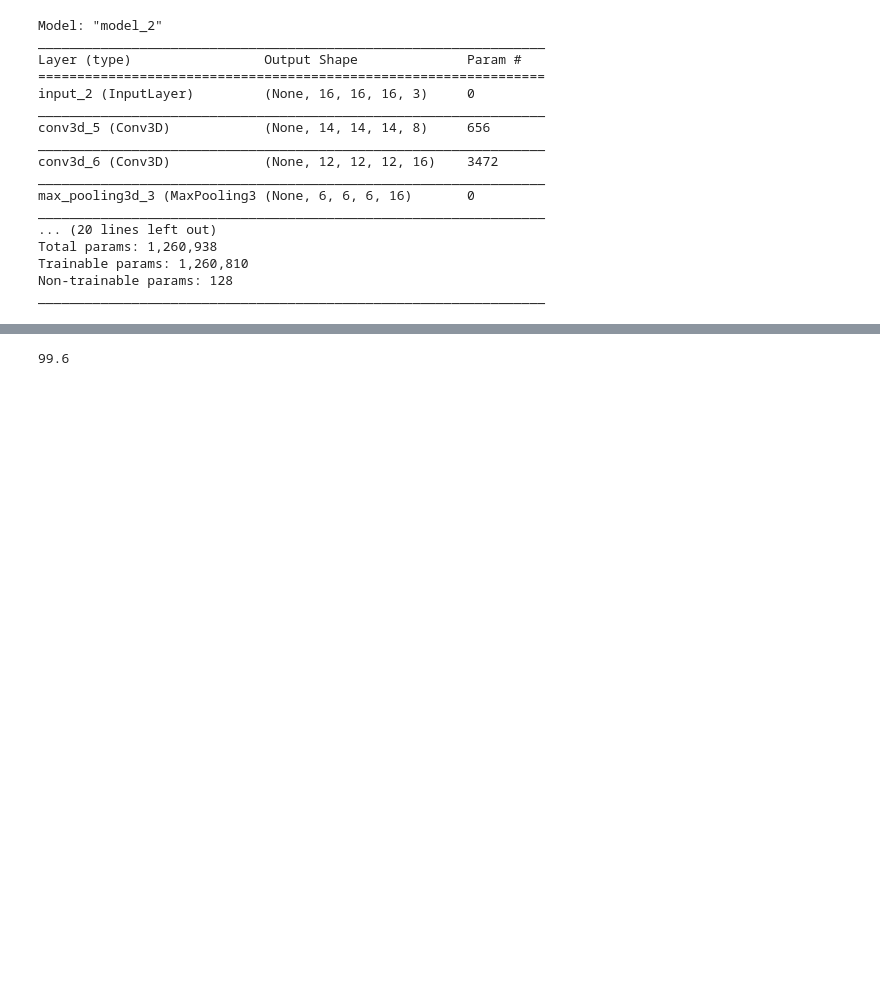
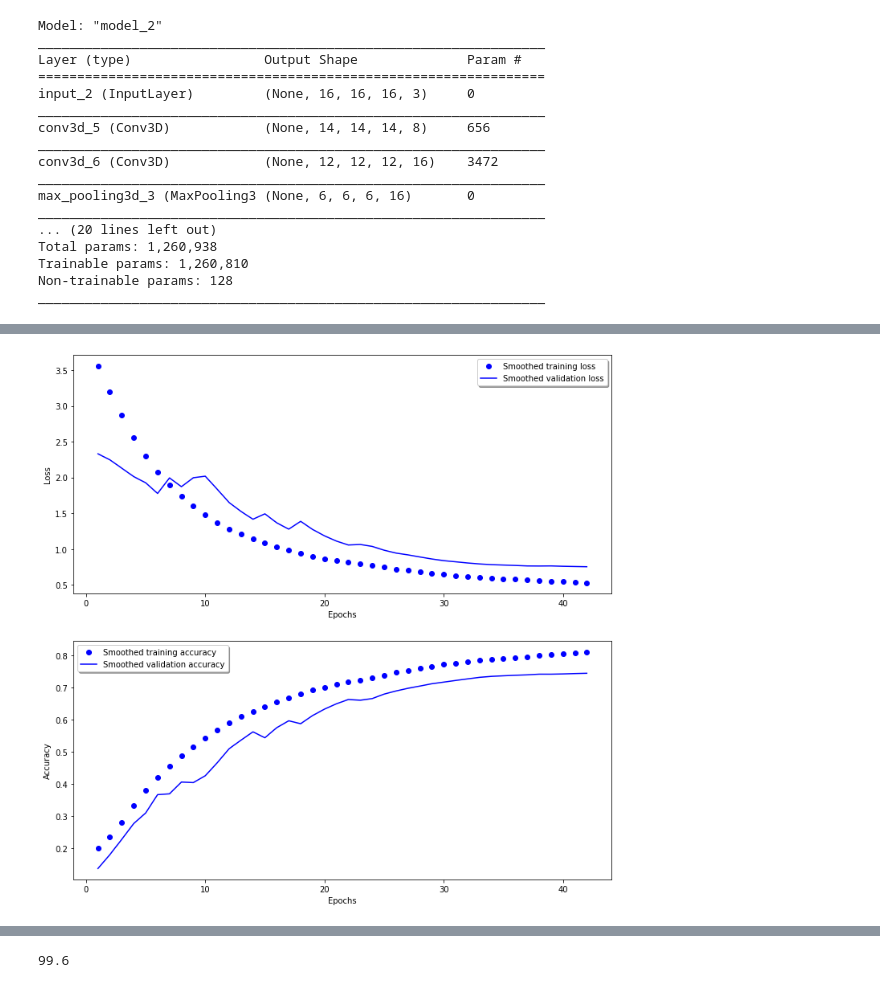
Before and after one commit to YaromirKo/3D_convolutional_neural_network, a Jupyter notebook: gw.ipynb, the cells around one changed output, grey strips where cells are left out. Drawn from its saved outputs; the diff is of its cells as text; code cells hidden in the pictures; blank space fills up the shorter version.

```diff
--- a/gw.ipynb
+++ b/gw.ipynb
@@ -683,15 +682,14 @@ _________________________________________________________________
 input_layer = Input((16, 16, 16, 3))
 
 ## convolutional layers
-conv_layer1 = Conv3D(filters=8, kernel_size=(3, 3, 3), activation='relu', padding='Same')(input_layer)
-conv_layer2 = Conv3D(filters=16, kernel_size=(3, 3, 3), activation='relu', padding='Same')(conv_layer1)
+conv_layer1 = Conv3D(filters=8, kernel_size=(3, 3, 3), activation='relu')(input_layer)
+conv_layer2 = Conv3D(filters=16, kernel_size=(3, 3, 3), activation='relu')(conv_layer1)
 
 ## add max pooling to obtain the most imformatic features
 pooling_layer1 = MaxPool3D(pool_size=(2, 2, 2))(conv_layer2)
 
-conv_layer3 = Conv3D(filters=32, kernel_size=(3, 3, 3), activation='relu', padding='Same')(pooling_layer1)
-conv_layer4 = Conv3D(filters=64, kernel_size=(3, 3, 3), activation='relu', padding='Same')(conv_layer3)
-
+conv_layer3 = Conv3D(filters=32, kernel_size=(3, 3, 3), activation='relu')(pooling_layer1)
+conv_layer4 = Conv3D(filters=64, kernel_size=(3, 3, 3), activation='relu')(conv_layer3)
 pooling_layer2 = MaxPool3D(pool_size=(2, 2, 2))(conv_layer4)
 
 ## perform batch normalization on the convolution outputs before feeding it to MLP architecture
@@ -700,15 +698,15 @@ flatten_layer = Flatten()(pooling_layer2)
 
 ## create an MLP architecture with dense layers : 4096 -> 512 -> 10
 ## add dropouts to avoid overfitting / perform regularization
-dense_layer1 = Dense(units=4096, activation='relu')(flatten_layer)
-dense_layer1 = Dropout(0.5)(dense_layer1)
-dense_layer2 = Dense(units=1024, activation='relu')(dense_layer1)
-dense_layer2 = Dropout(0.5)(dense_layer2)
-output_layer = Dense(units=3, activation='softmax')(dense_layer2)
+dense_layer1 = Dense(units=2048, activation='relu')(flatten_layer)
+dense_layer1 = Dropout(0.4)(dense_layer1)
+dense_layer2 = Dense(units=512, activation='relu')(dense_layer1)
+dense_layer2 = Dropout(0.4)(dense_layer2)
+output_layer = Dense(units=10, activation='softmax')(dense_layer2)
 
 ## define the model with input layer and output layer
 model = Model(inputs=input_layer, outputs=output_layer)
-model.summary()
+model.summary
 # %% [output]
 Model: "model_1"
 _________________________________________________________________
@@ -728,2 +726,14 @@ Trainable params: 21,053,187
 Non-trainable params: 128
 _________________________________________________________________
+# %%
+import tensorflow as tf
+# early_stopping = EarlyStopping(monitor='val_loss', patience=20, verbose=2)
+early_stopping = tf.keras.callbacks.EarlyStopping(monitor='val_loss', mode='min', patience=5, verbose=1)
+learning_rate_reduction = tf.keras.callbacks.ReduceLROnPlateau(monitor='val_acc',
+                                            patience=3,
+                                            verbose=1,
+                                            factor=0.5,
+                                            min_lr=1e-5)
+
+model.compile(loss=categorical_crossentropy, optimizer=Adam(), metrics=['acc'])
+history = model.fit(x=xtrain, y=y_train, batch_size=64, epochs=80, validation_split=0.15, callbacks=[early_stopping, learning_rate_reduction])
@@ -729,0 +758,5 @@ _________________________________________________________________
+# %%
+# Visualisation:
+plot_smoothed_learning_curves(history)
+# %% [output]
+[figure, added]
```
Also changed, not shown: parts of 18 cells of this notebook.
